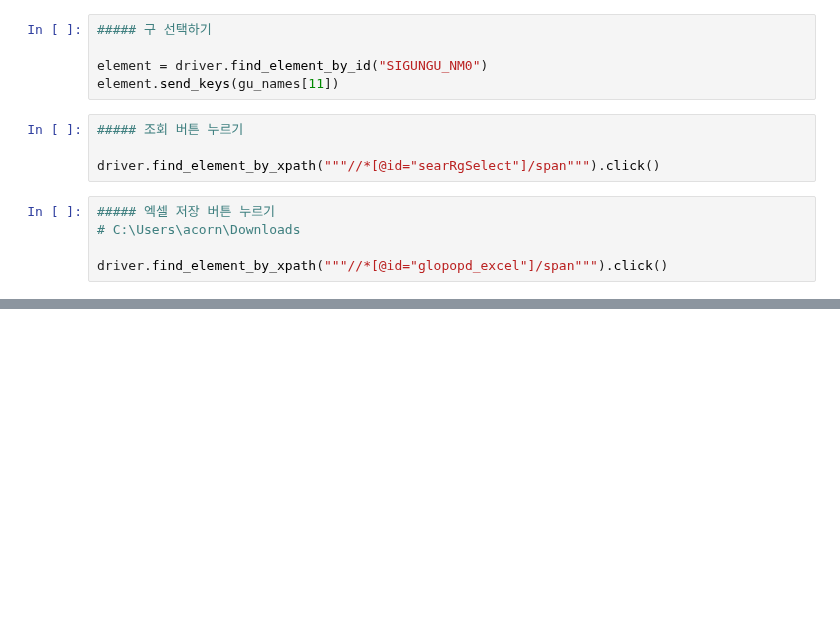
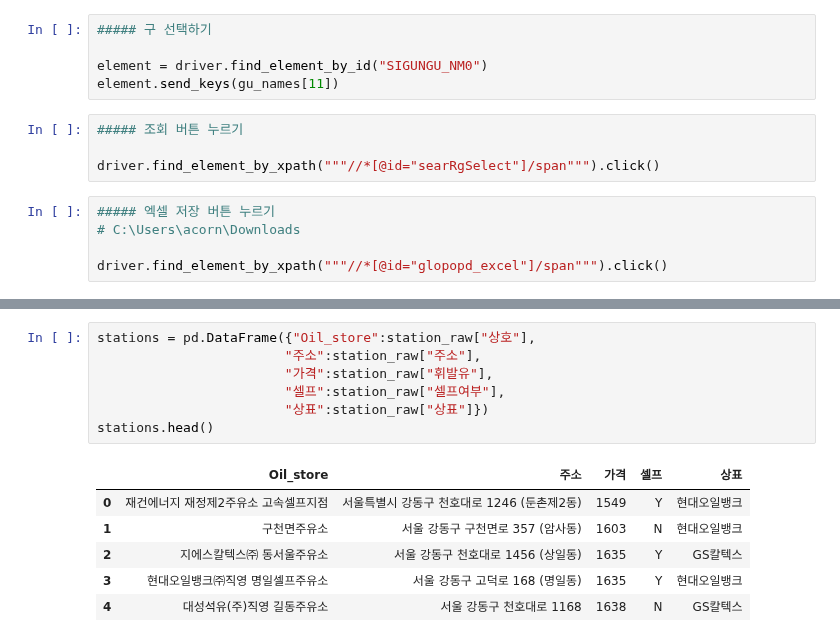
Before and after one commit to NikeLee/pythonwork, a Jupyter notebook: analysis/9_분석예제4.ipynb, the cells around one changed output, grey strips where cells are left out. Drawn from its saved outputs; the diff is of its cells as text; blank space fills up the shorter version.

```diff
--- a/analysis/9_분석예제4.ipynb
+++ b/analysis/9_분석예제4.ipynb
@@ -147,0 +216,14 @@ driver.find_element_by_xpath("""//*[@id="glopopd_excel"]/span""").click()
+# %%
+stations = pd.DataFrame({"Oil_store":station_raw["상호"],
+                        "주소":station_raw["주소"],
+                        "가격":station_raw["휘발유"],
+                        "셀프":station_raw["셀프여부"],
+                        "상표":station_raw["상표"]})
+stations.head()
+# %% [output]
+|  | Oil_store | 주소 | 가격 | 셀프 | 상표 |
+| 0 | 재건에너지 재정제2주유소 고속셀프지점 | 서울특별시 강동구 천호대로 1246 (둔촌제2동) | 1549 | Y | 현대오일뱅크 |
+| 1 | 구천면주유소 | 서울 강동구 구천면로 357 (암사동) | 1603 | N | 현대오일뱅크 |
+| 2 | 지에스칼텍스㈜ 동서울주유소 | 서울 강동구 천호대로 1456 (상일동) | 1635 | Y | GS칼텍스 |
+| 3 | 현대오일뱅크㈜직영 명일셀프주유소 | 서울 강동구 고덕로 168 (명일동) | 1635 | Y | 현대오일뱅크 |
+| 4 | 대성석유(주)직영 길동주유소 | 서울 강동구 천호대로 1168 | 1638 | N | GS칼텍스 |
```
Also changed, not shown: parts of 15 cells of this notebook.
